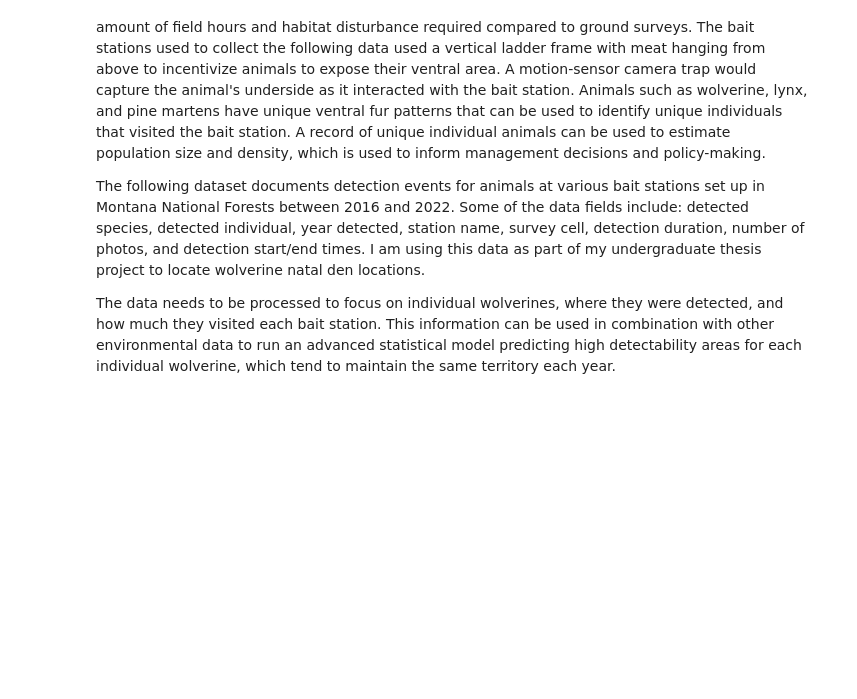
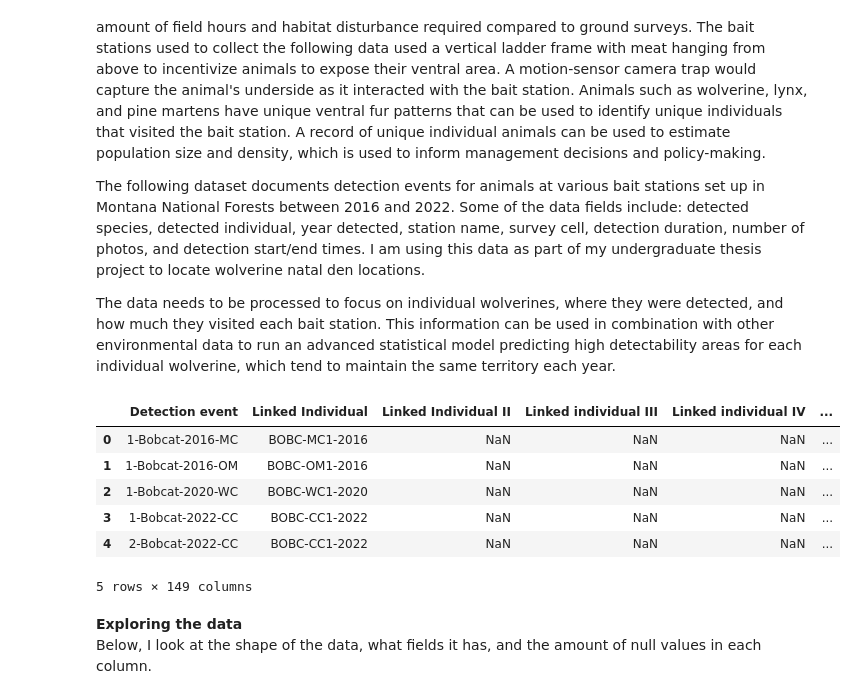
Before and after one commit to bw123111/MLcourse2025, a Jupyter notebook: assignments/Assignment_1.ipynb, the cells around one changed output. Cells and saved outputs as stored; diff of their text form; code cells hidden in the pictures; blank space fills up the shorter version.

```diff
--- a/assignments/Assignment_1.ipynb
+++ b/assignments/Assignment_1.ipynb
@@ -575,3 +575,26 @@ Bait stations are often used to monitor medium-sized carnivores in remote areas,
 The following dataset documents detection events for animals at various bait stations set up in Montana National Forests between 2016 and 2022. Some of the data fields include: detected species, detected individual, year detected, station name, survey cell, detection duration, number of photos, and detection start/end times. I am using this data as part of my undergraduate thesis project to locate wolverine natal den locations.
 
 The data needs to be processed to focus on individual wolverines, where they were detected, and how much they visited each bait station. This information can be used in combination with other environmental data to run an advanced statistical model predicting high detectability areas for each individual wolverine, which tend to maintain the same territory each year.
+# %%
+# set up and data import
+import pandas as pd
+import numpy as np
+import matplotlib.pyplot as plt
+
+# temporarily imported data to google colab environment, then read it in
+filepath = '/Detection inventory.xlsx'
+data = pd.read_excel(filepath)
+
+# data exploration
+data.head()
+# %% [output]
+|  | Detection event | Linked Individual | Linked Individual II | Linked individual III | Linked individual IV | ... |
+| 0 | 1-Bobcat-2016-MC | BOBC-MC1-2016 | NaN | NaN | NaN | ... |
+| 1 | 1-Bobcat-2016-OM | BOBC-OM1-2016 | NaN | NaN | NaN | ... |
+| 2 | 1-Bobcat-2020-WC | BOBC-WC1-2020 | NaN | NaN | NaN | ... |
+| 3 | 1-Bobcat-2022-CC | BOBC-CC1-2022 | NaN | NaN | NaN | ... |
+| 4 | 2-Bobcat-2022-CC | BOBC-CC1-2022 | NaN | NaN | NaN | ... |
+5 rows × 149 columns
+# %% [markdown]
+**Exploring the data**\
+Below, I look at the shape of the data, what fields it has, and the amount of null values in each column.
```
Also changed, not shown: parts of 5 cells of this notebook.
